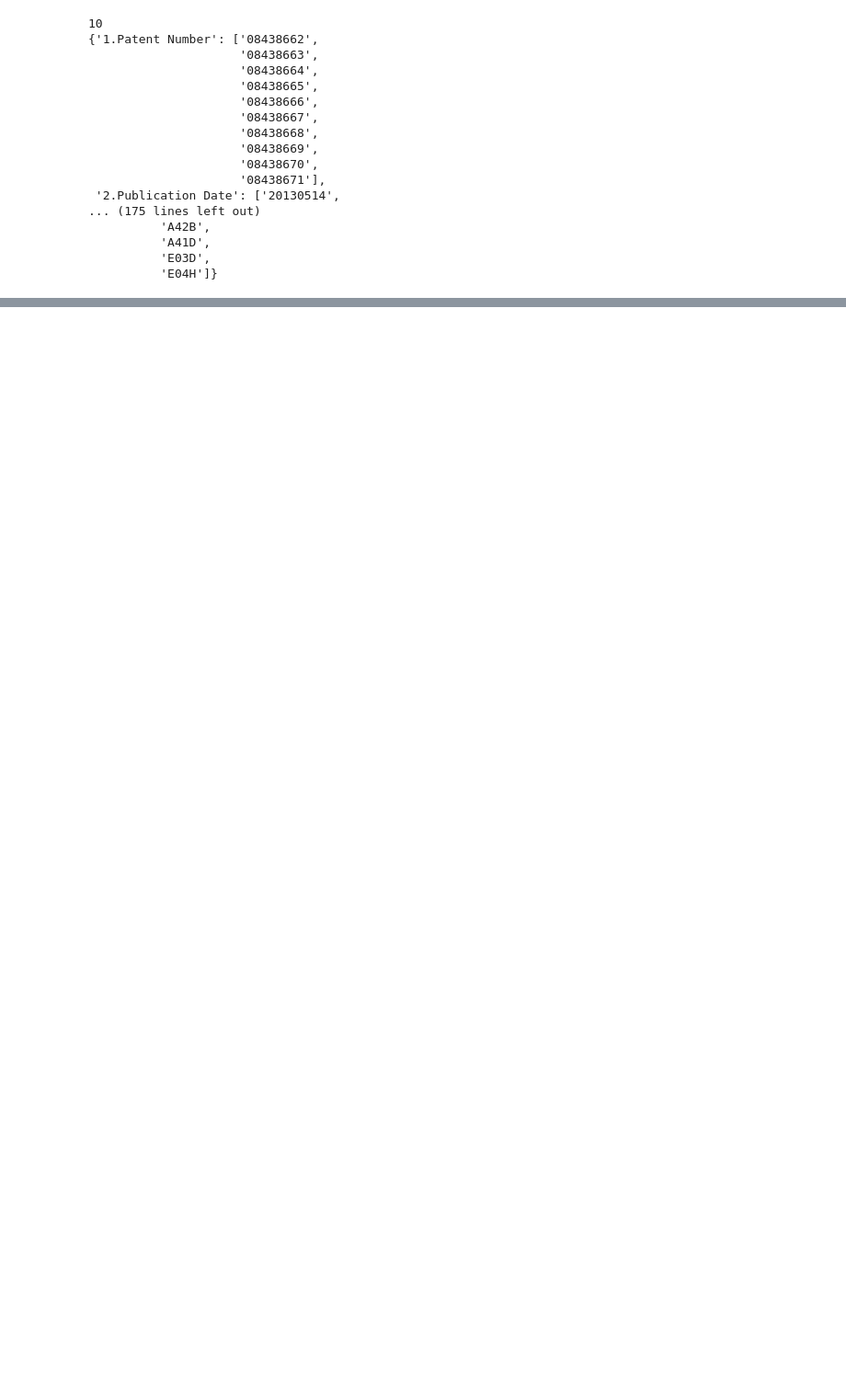
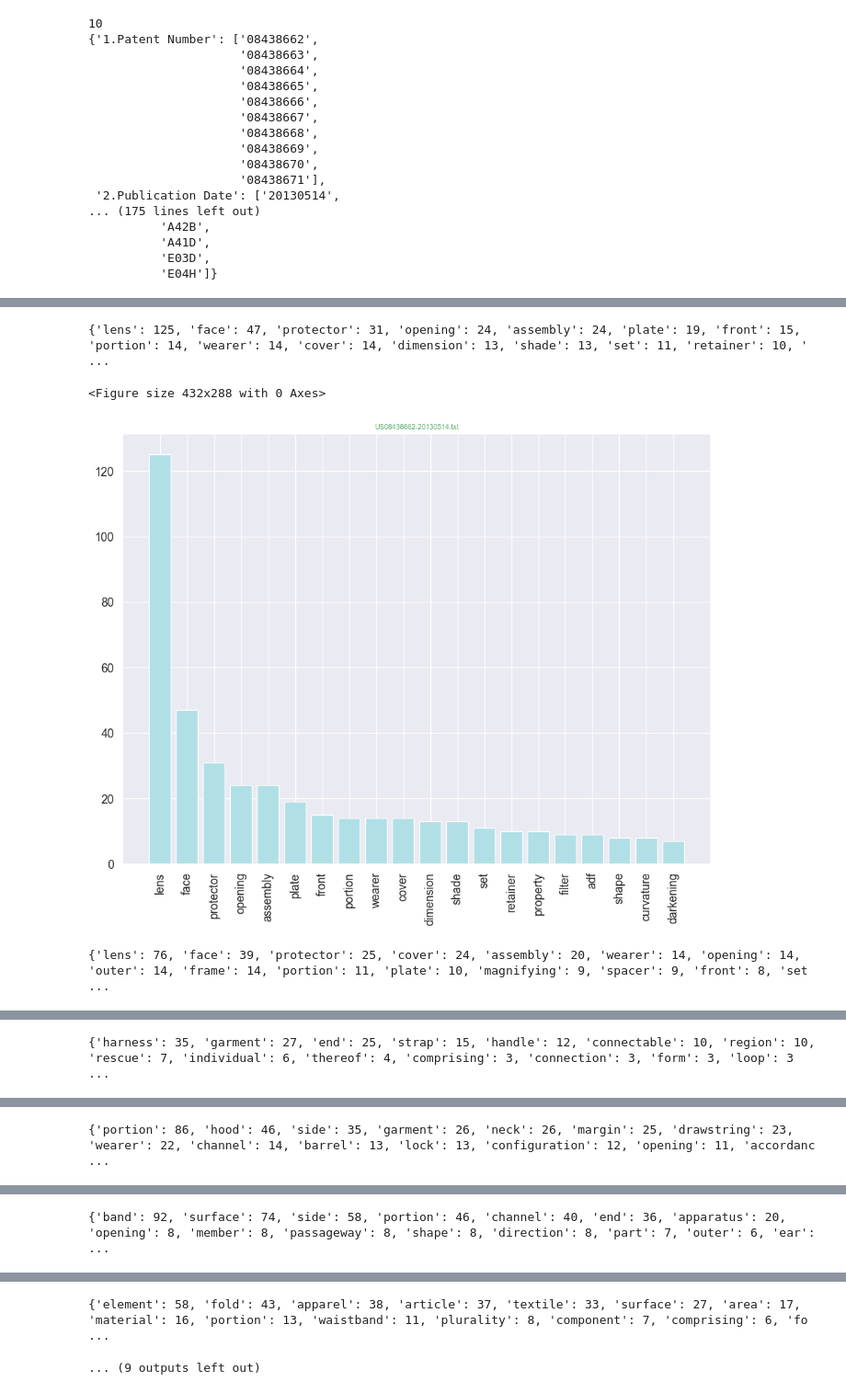
Before and after one commit to Ellomorce/USPTO_Patent_Parser, a Jupyter notebook: NTUTDS/group6proto.ipynb, the cells around one changed output, grey strips where cells are left out. Shown at 92% size. Cells and saved outputs as stored; diff of their text form; code cells hidden in the pictures; blank space fills up the shorter version.

```diff
--- a/NTUTDS/group6proto.ipynb
+++ b/NTUTDS/group6proto.ipynb
@@ -197,24 +182,24 @@ from sklearn.cluster import KMeans
 # %%
-import numpy as np
 import matplotlib.pyplot as plt
-from itertools import islice
 %matplotlib inline
 
 plt.clf()
-
-patent_docs_KW20_string ={}
+patent_docs_KW20 ={}
 
 for doc_name, KW_stat in patent_docs_KW.items():
   common20 = dict(islice(KW_stat.items(), 20))
   print(common20)
-  patent_docs_KW20_string[doc_name] = ' '.join(common20.keys())
-  plt.figure(figsize=(12, 9), dpi=100)
+  patent_docs_KW20[doc_name] = ' '.join(common20.keys())
+  plt.figure(figsize=(12, 9), dpi=96)
   x = np.arange(20)
   y = common20.values()
   plt.title( doc_name, fontsize=8, color='g')
   plt.xticks(x, common20.keys(),  rotation='vertical')
-  # plt.bar(x, y)
-  # plt.bar(x, y, color='y')
-  plt.bar(x, y, color='y')
+  plt.bar(x, y, color='powderblue')
   plt.savefig('Graph_{}.png'.format(doc_name), format="PNG", dpi=96)
   plt.show()
+# %% [output]
+{'lens': 125, 'face': 47, 'protector': 31, 'opening': 24, 'assembly': 24, 'plate': 19, 'front': 15, 'portion': 14, 'wearer': 14, 'cover': 14, 'dimension': 13, 'shade': 13, 'set': 11, 'retainer': 10, ' ...
+<Figure size 432x288 with 0 Axes>
+[figure, added]
+{'lens': 76, 'face': 39, 'protector': 25, 'cover': 24, 'assembly': 20, 'wearer': 14, 'opening': 14, 'outer': 14, 'frame': 14, 'portion': 11, 'plate': 10, 'magnifying': 9, 'spacer': 9, 'front': 8, 'set ...
@@ -220,0 +207 @@ for doc_name, KW_stat in patent_docs_KW.items():
+{'harness': 35, 'garment': 27, 'end': 25, 'strap': 15, 'handle': 12, 'connectable': 10, 'region': 10, 'rescue': 7, 'individual': 6, 'thereof': 4, 'comprising': 3, 'connection': 3, 'form': 3, 'loop': 3 ...
@@ -220,0 +209 @@ for doc_name, KW_stat in patent_docs_KW.items():
+{'portion': 86, 'hood': 46, 'side': 35, 'garment': 26, 'neck': 26, 'margin': 25, 'drawstring': 23, 'wearer': 22, 'channel': 14, 'barrel': 13, 'lock': 13, 'configuration': 12, 'opening': 11, 'accordanc ...
@@ -220,0 +211 @@ for doc_name, KW_stat in patent_docs_KW.items():
+{'band': 92, 'surface': 74, 'side': 58, 'portion': 46, 'channel': 40, 'end': 36, 'apparatus': 20, 'opening': 8, 'member': 8, 'passageway': 8, 'shape': 8, 'direction': 8, 'part': 7, 'outer': 6, 'ear':  ...
@@ -221,3 +213,5 @@ for doc_name, KW_stat in patent_docs_KW.items():
+{'element': 58, 'fold': 43, 'apparel': 38, 'article': 37, 'textile': 33, 'surface': 27, 'area': 17, 'material': 16, 'portion': 13, 'waistband': 11, 'plurality': 8, 'component': 7, 'comprising': 6, 'fo ...
+... (9 outputs left out)
 # %%
 import seaborn as sns
 import tensorflow_hub as hub
```
Also changed, not shown: parts of 4 cells of this notebook.
